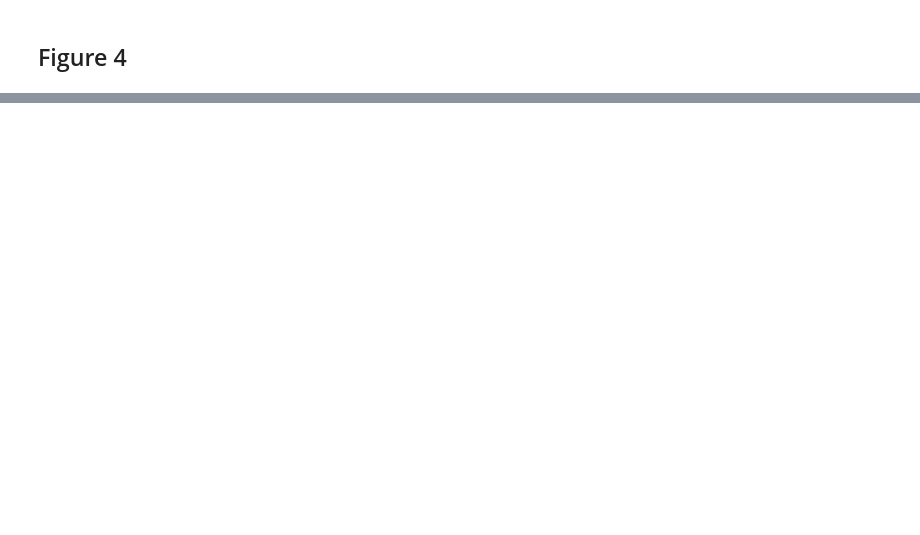
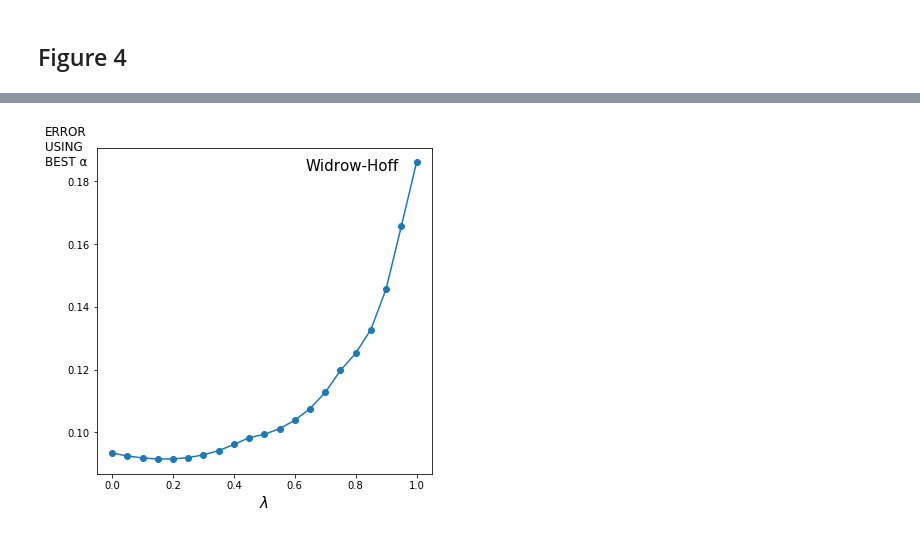
Before and after one commit to accraze/random-walk, a Jupyter notebook: Random Walk.ipynb, the cells around one changed output, grey strips where cells are left out. Drawn from its saved outputs; the diff is of its cells as text; code cells hidden in the pictures; blank space fills up the shorter version.

```diff
--- a/Random Walk.ipynb
+++ b/Random Walk.ipynb
@@ -62,0 +122,10 @@ RMSEs = {1:[],0:[],0.8:[],0.3:[]}
+# %%
+%time
+alphas  = [0.05 * i for i in range(0,21)]
+lambdas = [0.05 * i for i in range(0, 21)]
+
+results = []
+
+rw = RandomWalk(alphas, lambdas)
+
+results = rw.train_single(training_sets)
@@ -62,0 +135,12 @@ RMSEs = {1:[],0:[],0.8:[],0.3:[]}
+# %%
+data = pd.DataFrame(results)
+print(len(data))
+
+data.columns = ["lambda", "alpha", "rms", "rmsstd"]
+
+data = data[data.groupby(['lambda'])['rms'].transform(min) == \
+            data['rms']].set_index(keys=['lambda'])
+
+data = data.drop('alpha', 1)
+data = data.drop('rmsstd', 1)
+data.head()
@@ -62,0 +156,10 @@ RMSEs = {1:[],0:[],0.8:[],0.3:[]}
+# %%
+plt.figure(num=None, figsize=(6, 6), dpi=72)
+plt.plot(data, marker='o')
+# plt.ylabel("RMS")
+plt.text(.79, .185, "Widrow-Hoff", ha="center", va="center", rotation=0,size=15)
+plt.text(-.22,.185, "ERROR\nUSING\nBEST α",size=12)
+plt.xlabel(r"$\lambda$", size=15)
+plt.savefig('plots/random_walk_fig5.png',dpi=72)
+# %% [output]
+[figure, added]
```
Also changed, not shown: parts of 12 cells of this notebook, 1 other file.
